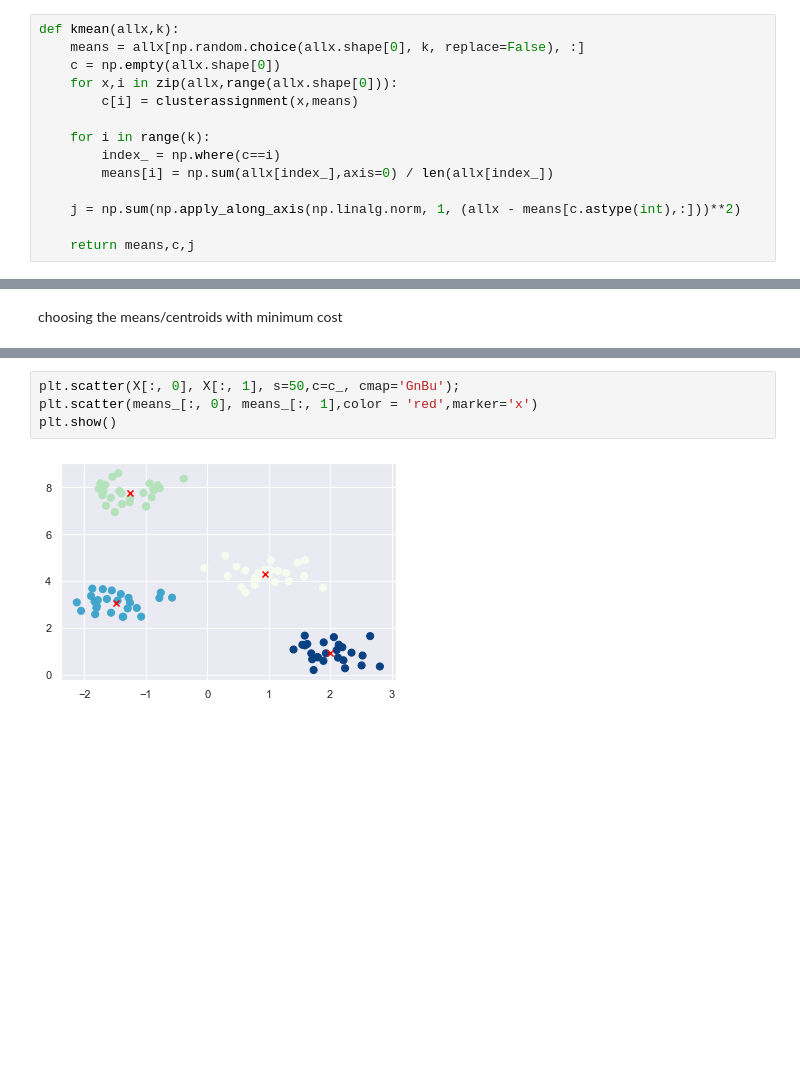
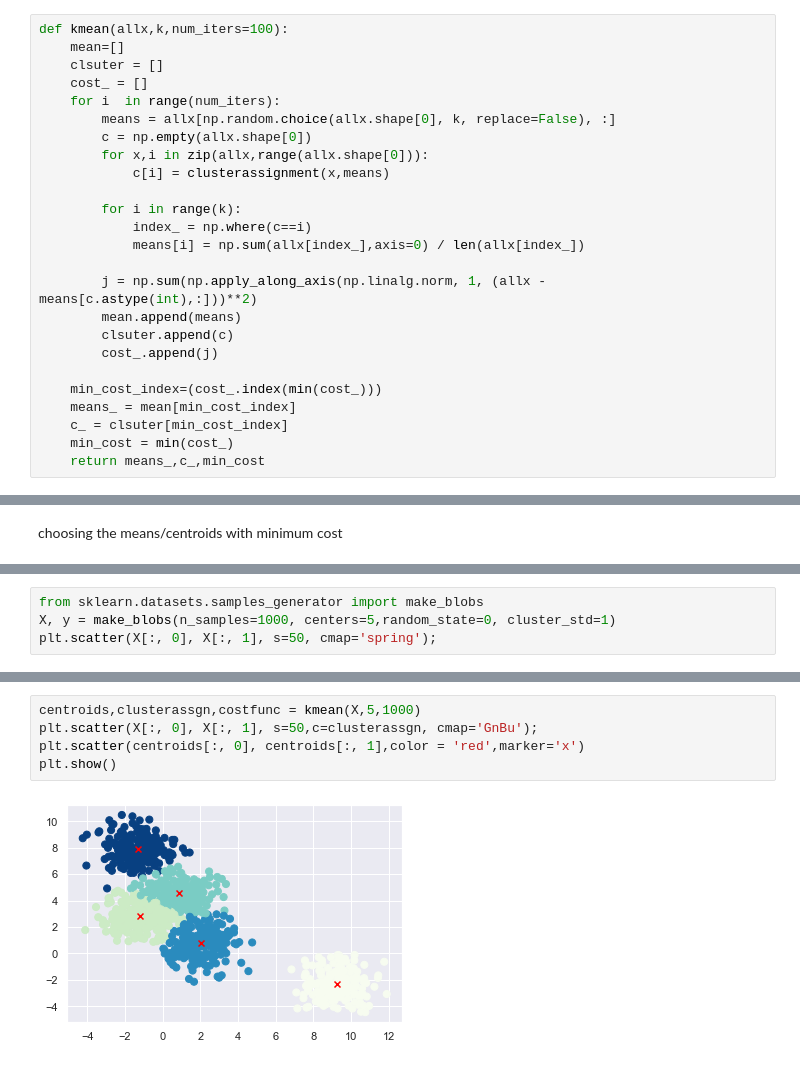
Before and after one commit to linearsachin/ml, a Jupyter notebook: kmeans.ipynb, the cells around one changed output, grey strips where cells are left out. Cells and saved outputs as stored; diff of their text form; blank space fills up the shorter version.

```diff
--- a/kmeans.ipynb
+++ b/kmeans.ipynb
@@ -38,16 +38,27 @@ clusterassignment([5,6],[[5,7],[5,6],[5,7]])
 # %% [output]
 1
 # %%
-def kmean(allx,k):
-    means = allx[np.random.choice(allx.shape[0], k, replace=False), :]
-    c = np.empty(allx.shape[0])
-    for x,i in zip(allx,range(allx.shape[0])):
-        c[i] = clusterassignment(x,means)
+def kmean(allx,k,num_iters=100):
+    mean=[]
+    clsuter = []
+    cost_ = []
+    for i  in range(num_iters):
+        means = allx[np.random.choice(allx.shape[0], k, replace=False), :]
+        c = np.empty(allx.shape[0])
+        for x,i in zip(allx,range(allx.shape[0])):
+            c[i] = clusterassignment(x,means)
 
-    for i in range(k):
-        index_ = np.where(c==i)
-        means[i] = np.sum(allx[index_],axis=0) / len(allx[index_])
+        for i in range(k):
+            index_ = np.where(c==i)
+            means[i] = np.sum(allx[index_],axis=0) / len(allx[index_])
 
-    j = np.sum(np.apply_along_axis(np.linalg.norm, 1, (allx - means[c.astype(int),:]))**2)
+        j = np.sum(np.apply_along_axis(np.linalg.norm, 1, (allx - means[c.astype(int),:]))**2)
+        mean.append(means)
+        clsuter.append(c)
+        cost_.append(j)
 
-    return means,c,j
+    min_cost_index=(cost_.index(min(cost_)))
+    means_ = mean[min_cost_index]
+    c_ = clsuter[min_cost_index]
+    min_cost = min(cost_)
+    return means_,c_,min_cost
@@ -74,0 +74,4 @@ array([[ 0.93588159,  4.3205638 ],
+# %%
+from sklearn.datasets.samples_generator import make_blobs
+X, y = make_blobs(n_samples=1000, centers=5,random_state=0, cluster_std=1)
+plt.scatter(X[:, 0], X[:, 1], s=50, cmap='spring');
@@ -75,6 +80,7 @@ array([[ 0.93588159,  4.3205638 ],
 # %%
-plt.scatter(X[:, 0], X[:, 1], s=50,c=c_, cmap='GnBu');
-plt.scatter(means_[:, 0], means_[:, 1],color = 'red',marker='x')
+centroids,clusterassgn,costfunc = kmean(X,5,1000)
+plt.scatter(X[:, 0], X[:, 1], s=50,c=clusterassgn, cmap='GnBu');
+plt.scatter(centroids[:, 0], centroids[:, 1],color = 'red',marker='x')
 plt.show()
 # %% [output]
-[figure, old version]
+[figure, new version]
```
Also changed, not shown: parts of 13 cells of this notebook.
